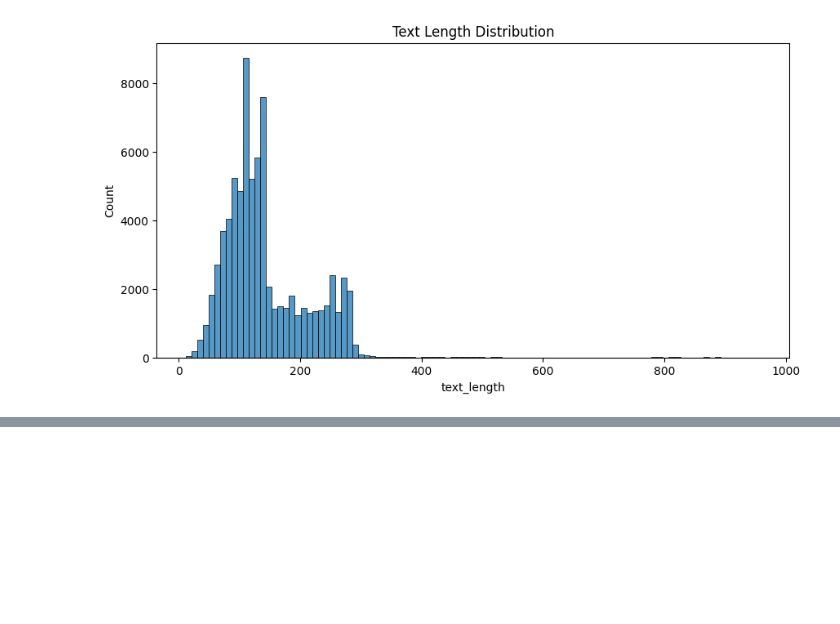
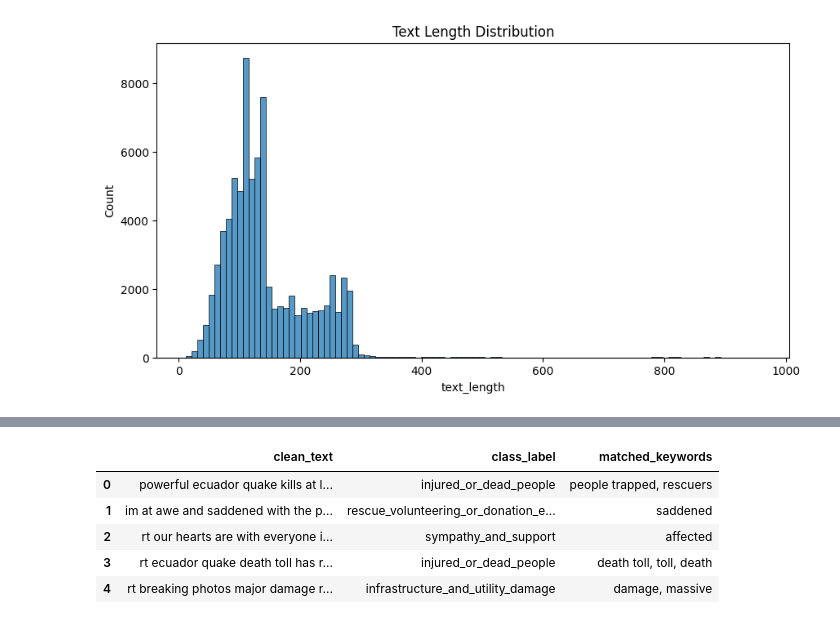
Before and after one commit to gitcrusher/EmergencyQ, a Jupyter notebook: dataset/notebooks/eda.ipynb, the cells around one changed output, grey strips where cells are left out. Drawn from its saved outputs; the diff is of its cells as text; code cells hidden in the pictures; blank space fills up the shorter version.

```diff
--- a/dataset/notebooks/eda.ipynb
+++ b/dataset/notebooks/eda.ipynb
@@ -223,0 +263,42 @@ Error:
+# %%
+keywords = (
+    df2[keyword_column]
+    .dropna()
+    .astype(str)
+    .str.lower()
+    .unique()
+    .tolist()
+)
+# %%
+# FUNCTION TO FIND KEYWORDS
+def extract_keywords(text):
+
+    text = str(text).lower()
+
+    matched = []
+
+    for keyword in keywords:
+
+        # exact word match
+        pattern = r'\b' + re.escape(keyword) + r'\b'
+
+        if re.search(pattern, text):
+            matched.append(keyword)
+
+    return matched
+# %%
+#CREATE NEW FEATURE COLUMN
+df["matched_keywords"] = df[text_column].apply(extract_keywords)
+# %%
+df["matched_keywords"] = df["matched_keywords"].apply(
+    lambda x: ", ".join(x)
+)
+# %%
+df.head()
+# %% [output]
+|  | clean_text | class_label | matched_keywords |
+| 0 | powerful ecuador quake kills at l... | injured_or_dead_people | people trapped, rescuers |
+| 1 | im at awe and saddened with the p... | rescue_volunteering_or_donation_e... | saddened |
+| 2 | rt our hearts are with everyone i... | sympathy_and_support | affected |
+| 3 | rt ecuador quake death toll has r... | injured_or_dead_people | death toll, toll, death |
+| 4 | rt breaking photos major damage r... | infrastructure_and_utility_damage | damage, massive |
```
Also changed, not shown: parts of 29 cells of this notebook, 3 other files.
